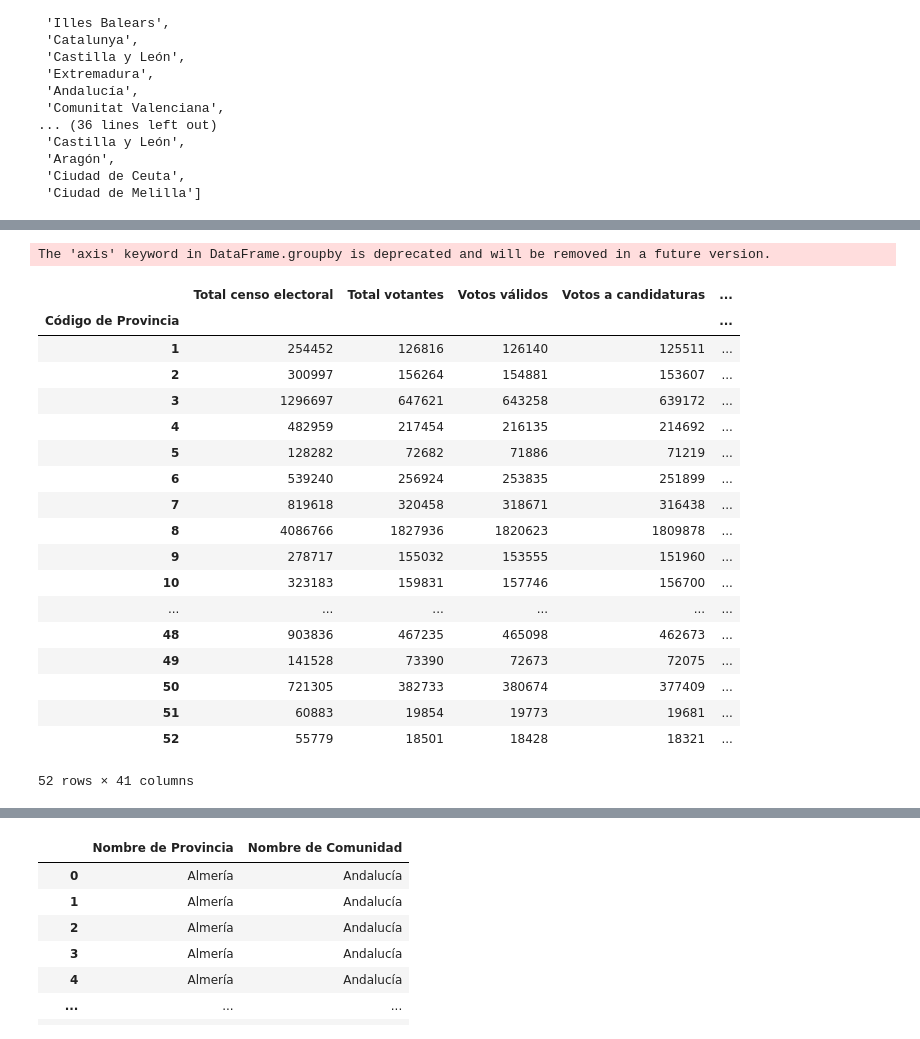
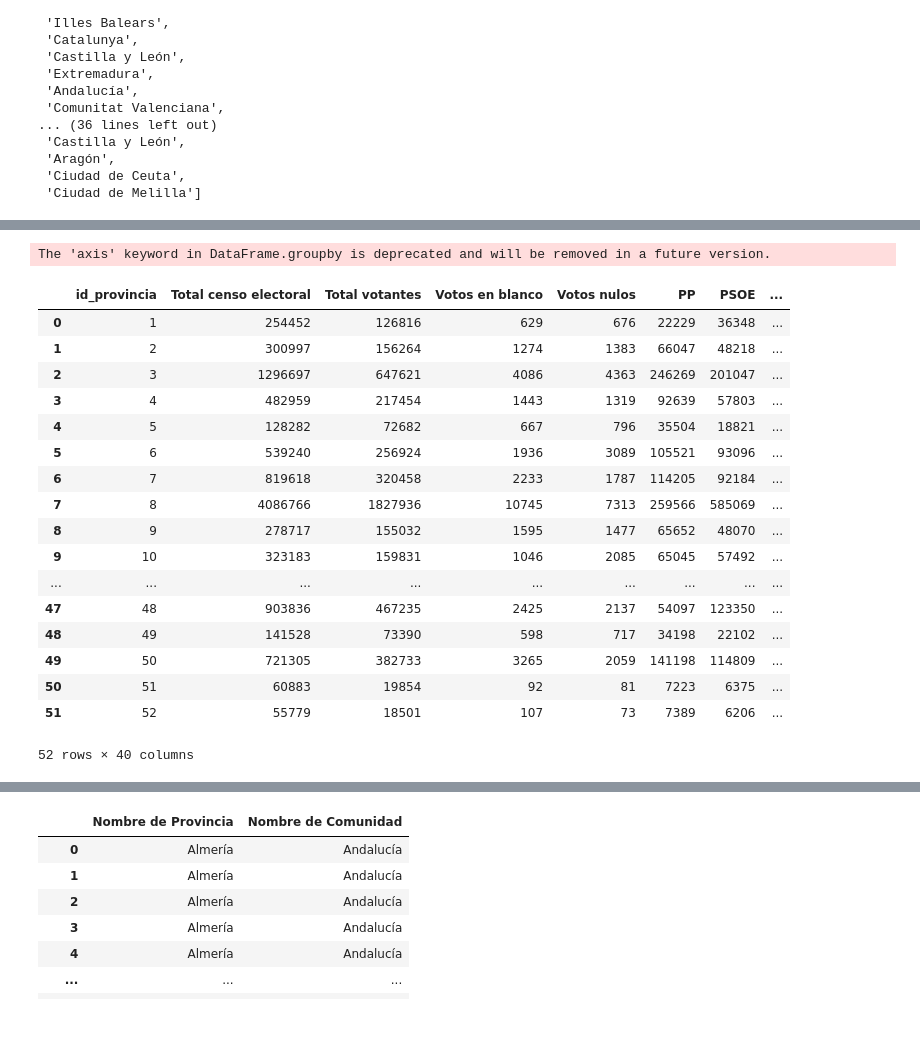
Before and after one commit to UnaiFam/PROYECTO-EUROPA, a Jupyter notebook: pruebas de csv a nacional.ipynb, the cells around one changed output, grey strips where cells are left out. Cells and saved outputs as stored; diff of their text form; code cells hidden in the pictures.

```diff
--- a/pruebas de csv a nacional.ipynb
+++ b/pruebas de csv a nacional.ipynb
@@ -444,34 +491,37 @@ The 'axis' keyword in DataFrame.groupby is deprecated and will be removed in a f
 # %%
 df2024_agrupado=df2024.groupby("Código de Provincia", axis=0, ).sum()
 df2024_agrupado["Código de Municipio"]=Tabla_referencia_provincia.index
 df2024_agrupado["Nombre de Provincia"]=Tabla_referencia_provincia["Provincia"]
 df2024_agrupado["Nombre de Comunidad"]=comunidades2
 df2024_agrupado["año"]=2024
 df2024_agrupado.drop("Nombre de Comunidad", axis=1, inplace=True)
 df2024_agrupado.drop("Nombre de Municipio", axis=1, inplace=True)
 df2024_agrupado.drop("Código de Municipio", axis=1, inplace=True)
 df2024_agrupado.drop("Nombre de Provincia", axis=1, inplace=True)
+df2024_agrupado.drop("Votos válidos", axis=1, inplace=True)
+df2024_agrupado.drop("Votos a candidaturas", axis=1, inplace=True)
 df2024_agrupado.drop("Población", axis=1, inplace=True)
 df2024_agrupado.drop("Número de mesas", axis=1, inplace=True)
+df2024_agrupado.reset_index(inplace=True)
+df2024_agrupado.rename(columns={"Código de Provincia": "id_provincia"}, inplace=True)
 df2024_agrupado
 # %% [output]
 The 'axis' keyword in DataFrame.groupby is deprecated and will be removed in a future version.
-|  | Total censo electoral | Total votantes | Votos válidos | Votos a candidaturas | ... |
-| Código de Provincia |  |  |  |  | ... |
-| 1 | 254452 | 126816 | 126140 | 125511 | ... |
-| 2 | 300997 | 156264 | 154881 | 153607 | ... |
-| 3 | 1296697 | 647621 | 643258 | 639172 | ... |
-| 4 | 482959 | 217454 | 216135 | 214692 | ... |
-| 5 | 128282 | 72682 | 71886 | 71219 | ... |
-| 6 | 539240 | 256924 | 253835 | 251899 | ... |
-| 7 | 819618 | 320458 | 318671 | 316438 | ... |
-| 8 | 4086766 | 1827936 | 1820623 | 1809878 | ... |
-| 9 | 278717 | 155032 | 153555 | 151960 | ... |
-| 10 | 323183 | 159831 | 157746 | 156700 | ... |
-| ... | ... | ... | ... | ... | ... |
-| 48 | 903836 | 467235 | 465098 | 462673 | ... |
-| 49 | 141528 | 73390 | 72673 | 72075 | ... |
-| 50 | 721305 | 382733 | 380674 | 377409 | ... |
-| 51 | 60883 | 19854 | 19773 | 19681 | ... |
-| 52 | 55779 | 18501 | 18428 | 18321 | ... |
+|  | id_provincia | Total censo electoral | Total votantes | Votos en blanco | Votos nulos | PP | PSOE | ... |
+| 0 | 1 | 254452 | 126816 | 629 | 676 | 22229 | 36348 | ... |
+| 1 | 2 | 300997 | 156264 | 1274 | 1383 | 66047 | 48218 | ... |
+| 2 | 3 | 1296697 | 647621 | 4086 | 4363 | 246269 | 201047 | ... |
+| 3 | 4 | 482959 | 217454 | 1443 | 1319 | 92639 | 57803 | ... |
+| 4 | 5 | 128282 | 72682 | 667 | 796 | 35504 | 18821 | ... |
+| 5 | 6 | 539240 | 256924 | 1936 | 3089 | 105521 | 93096 | ... |
+| 6 | 7 | 819618 | 320458 | 2233 | 1787 | 114205 | 92184 | ... |
+| 7 | 8 | 4086766 | 1827936 | 10745 | 7313 | 259566 | 585069 | ... |
+| 8 | 9 | 278717 | 155032 | 1595 | 1477 | 65652 | 48070 | ... |
+| 9 | 10 | 323183 | 159831 | 1046 | 2085 | 65045 | 57492 | ... |
+| ... | ... | ... | ... | ... | ... | ... | ... | ... |
+| 47 | 48 | 903836 | 467235 | 2425 | 2137 | 54097 | 123350 | ... |
+| 48 | 49 | 141528 | 73390 | 598 | 717 | 34198 | 22102 | ... |
+| 49 | 50 | 721305 | 382733 | 3265 | 2059 | 141198 | 114809 | ... |
+| 50 | 51 | 60883 | 19854 | 92 | 81 | 7223 | 6375 | ... |
+| 51 | 52 | 55779 | 18501 | 107 | 73 | 7389 | 6206 | ... |
-52 rows × 41 columns
+52 rows × 40 columns
```
Also changed, not shown: parts of 7 cells of this notebook.
